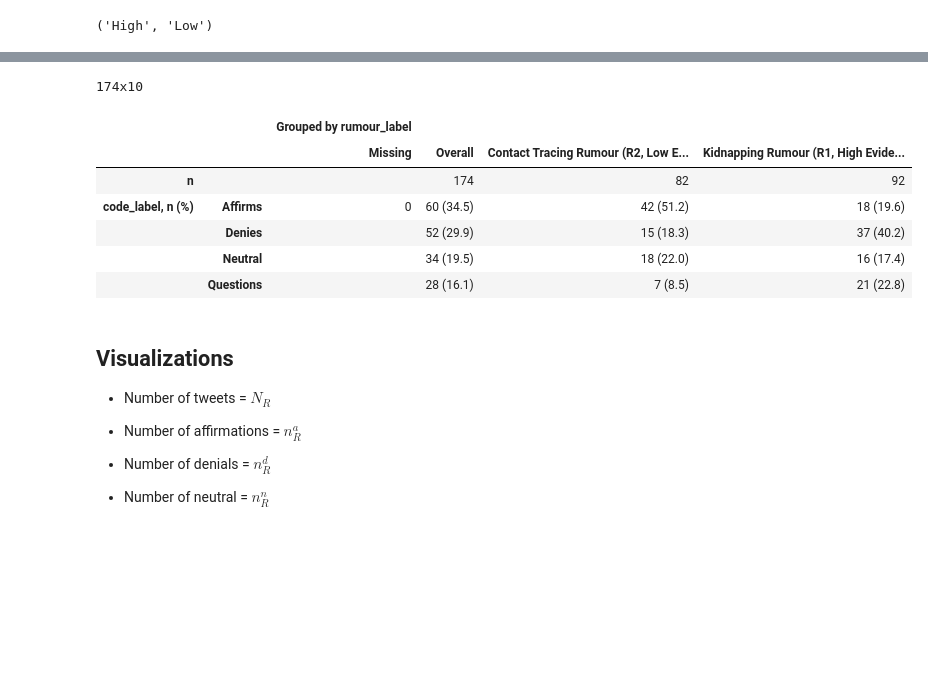
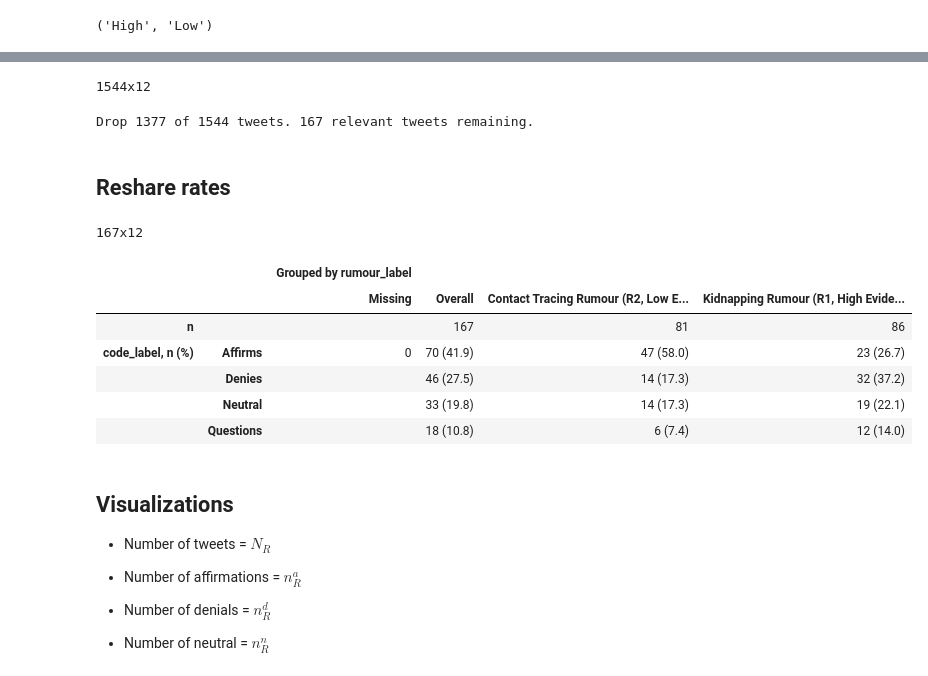
Before and after one commit to cameron-raymond/SDS-Thesis, a Jupyter notebook: notebooks/content_analysis.ipynb, the cells around one changed output, grey strips where cells are left out. Cells and saved outputs as stored; diff of their text form; code cells hidden in the pictures; blank space fills up the shorter version.

```diff
--- a/notebooks/content_analysis.ipynb
+++ b/notebooks/content_analysis.ipynb
@@ -25,7 +54,7 @@ codebook = {
     3: "Neutral",
     4: "Questions",
     'R1': "Kidnapping Rumour (R1, High Evidence)",
-    'R2': "Contact Tracing Rumour (R2, Low Evidence)"
+    'R2': "Contact Tracing Rumour (R2, Low Evidence)",
 }
 evidence = lambda r : "High" if r == "R1" else "Low"
 evidence("R1"),evidence("R2")
@@ -51,11 +62,0 @@ coded_tweets.head()
-# %%
-from tableone import TableOne
-columns = ['code_label']
-categorical = ['code_label']
-groupby = 'rumour_label'
-tableone = TableOne(coded_tweets,
-                   columns=columns,
-                   categorical=categorical,
-                   groupby=groupby)
-tableone
-# print(tableone.tabulate(tablefmt="latex"))
@@ -71,21 +63,42 @@ tableone
+# %%
+csvs = glob("../data/processed/FINAL-*.csv")
+frames = [pd.read_csv(fp) for fp in csvs]
+coded_tweets = pd.concat(frames, axis=0, ignore_index=True)
+coded_tweets['rumour_label'] = coded_tweets['rumour'].map(codebook)
+coded_tweets['code_label'] = coded_tweets['final_code'].map(codebook)
+coded_tweets['evidence'] = coded_tweets['rumour'].map(evidence)
+print("{}x{}".format(*coded_tweets.shape))
+og_len = len(coded_tweets)
+# %% [output]
+1544x12
+# %%
+coded_tweets = coded_tweets[coded_tweets['final_code'] > 0]
+print(f"Drop {og_len-len(coded_tweets)} of {og_len} tweets. {len(coded_tweets)} relevant tweets remaining.")
+# %% [output]
+Drop 1377 of 1544 tweets. 167 relevant tweets remaining.
+# %% [markdown]
+## Reshare rates
 # %%
-coded_tweets = coded_tweets[coded_tweets["code"] > 0]
+from tableone import TableOne
+columns = ['code_label']
+categorical = ['code_label']
+groupby = 'rumour_label'
 print("{}x{}".format(*coded_tweets.shape))
 tabletwo = TableOne(coded_tweets,
                    columns=columns,
                    categorical=categorical,
                    groupby=groupby)
 tabletwo
 # print(tabletwo.tabulate(tablefmt="latex"))
 # %% [output]
-174x10
+167x12
 |  |  | Grouped by rumour_label |  |  |  |
 |  |  | Missing | Overall | Contact Tracing Rumour (R2, Low E... | Kidnapping Rumour (R1, High Evide... |
-| n |  |  | 174 | 82 | 92 |
-| code_label, n (%) | Affirms | 0 | 60 (34.5) | 42 (51.2) | 18 (19.6) |
-|  | Denies |  | 52 (29.9) | 15 (18.3) | 37 (40.2) |
-|  | Neutral |  | 34 (19.5) | 18 (22.0) | 16 (17.4) |
-|  | Questions |  | 28 (16.1) | 7 (8.5) | 21 (22.8) |
+| n |  |  | 167 | 81 | 86 |
+| code_label, n (%) | Affirms | 0 | 70 (41.9) | 47 (58.0) | 23 (26.7) |
+|  | Denies |  | 46 (27.5) | 14 (17.3) | 32 (37.2) |
+|  | Neutral |  | 33 (19.8) | 14 (17.3) | 19 (22.1) |
+|  | Questions |  | 18 (10.8) | 6 (7.4) | 12 (14.0) |
 # %% [markdown]
 ## Visualizations
 
```
Also changed, not shown: parts of 6 cells of this notebook, 2 other files.
